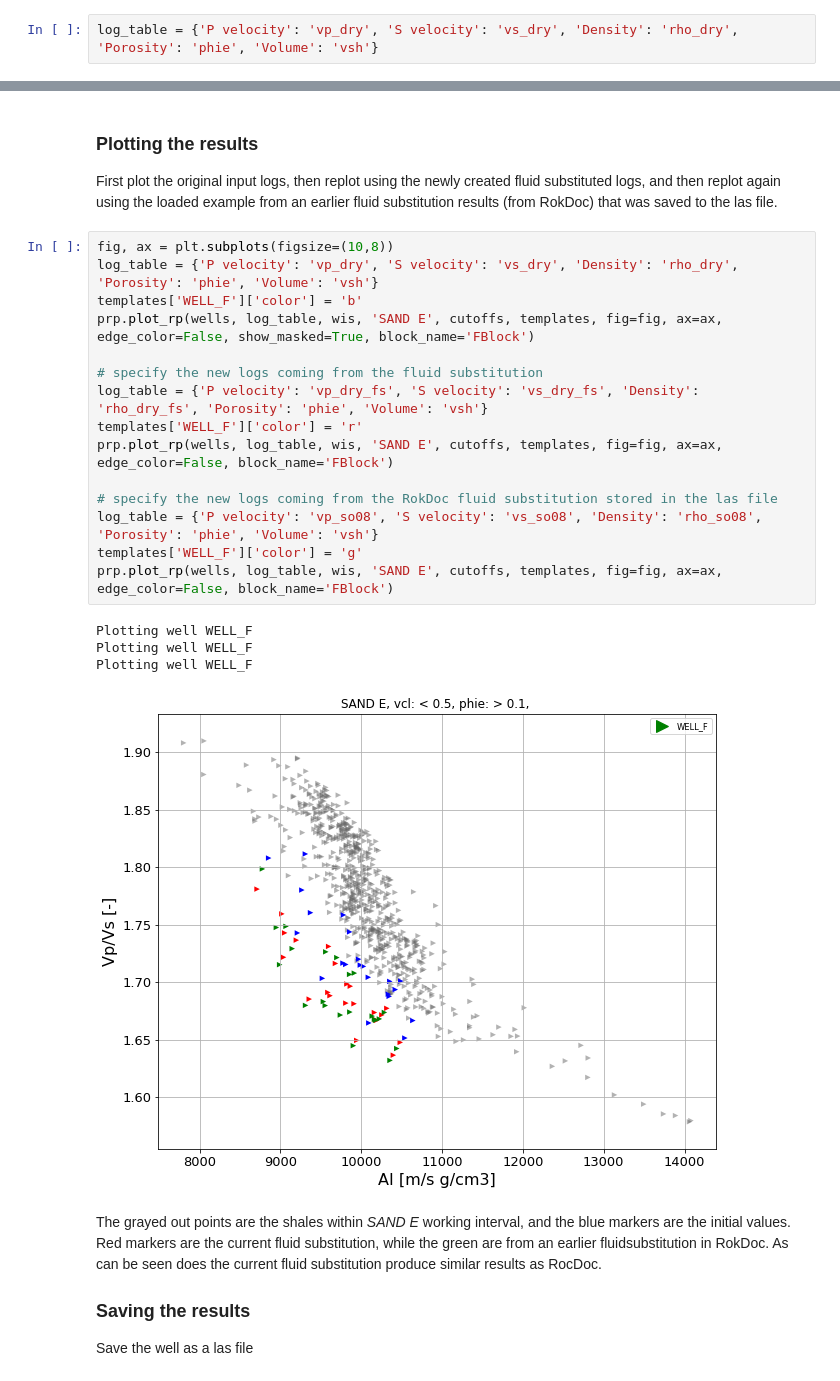
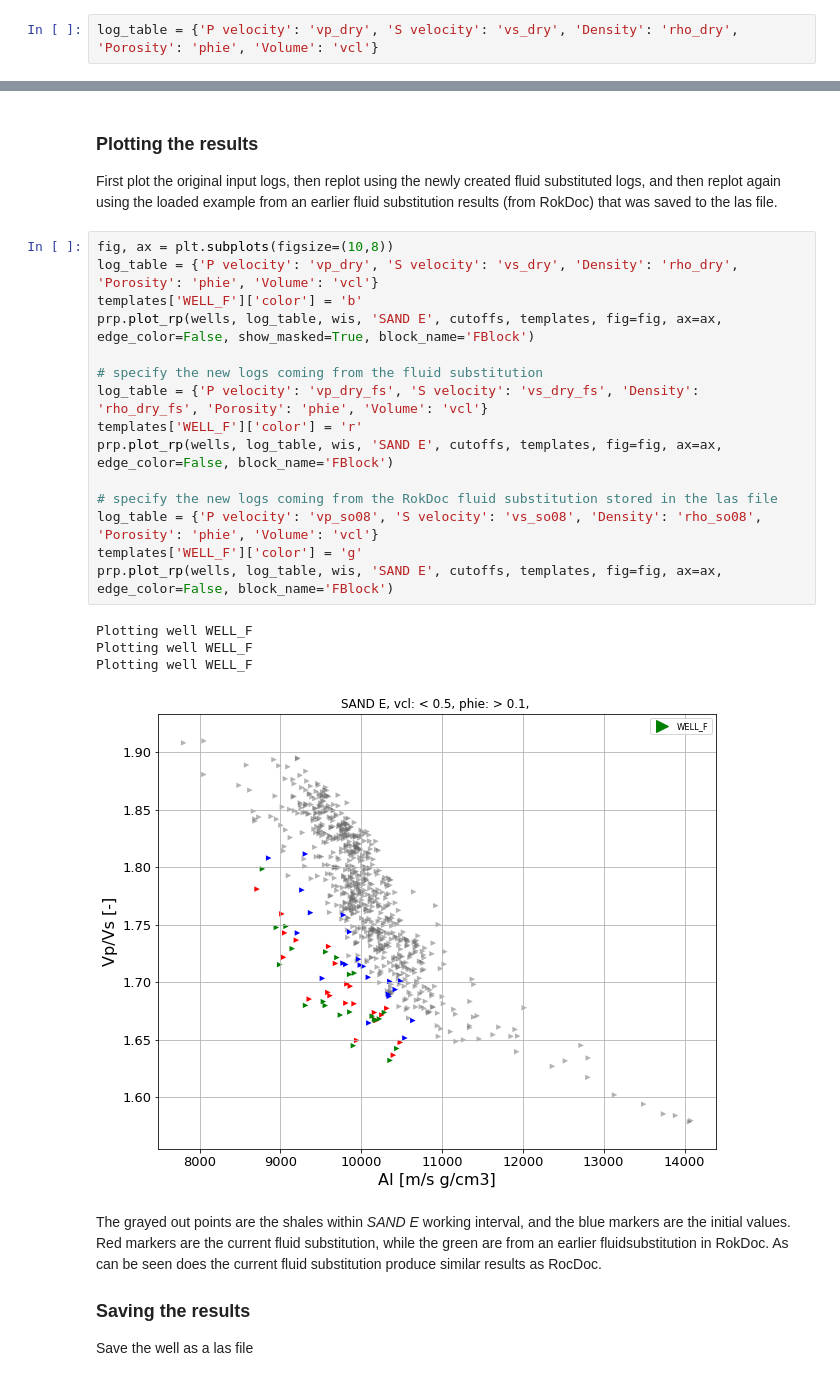
Before and after one commit to emblixt/blixt_rp, a Jupyter notebook: run fluid substitution.ipynb, the cells around one changed output, grey strips where cells are left out. Drawn from its saved outputs; the diff is of its cells as text.

```diff
--- a/run fluid substitution.ipynb
+++ b/run fluid substitution.ipynb
@@ -141,7 +141,7 @@ cutoffs = {'Volume': ['<', 0.5], 'Porosity': ['>', 0.1]}
 # %% [markdown]
 We also need to specify which logs we would use as inputs to the fluid substitution
 # %%
-log_table = {'P velocity': 'vp_dry', 'S velocity': 'vs_dry', 'Density': 'rho_dry', 'Porosity': 'phie', 'Volume': 'vsh'}
+log_table = {'P velocity': 'vp_dry', 'S velocity': 'vs_dry', 'Density': 'rho_dry', 'Porosity': 'phie', 'Volume': 'vcl'}
 # %% [markdown]
 The rest of the work (calculating initial and final fluid properties, mineral properties, etc.), and the gassmann fluid substitution, is handled by the following function
 # %%
@@ -170,24 +170,24 @@ Calculating Voigt-Reuss-Hill bound of k for well WELL_F in interval SAND E
 First plot the original input logs, then replot using the newly created fluid substituted logs, and then replot again using the loaded example from an earlier fluid substitution results (from RokDoc) that was saved to the las file.
 # %%
 fig, ax = plt.subplots(figsize=(10,8))
-log_table = {'P velocity': 'vp_dry', 'S velocity': 'vs_dry', 'Density': 'rho_dry', 'Porosity': 'phie', 'Volume': 'vsh'}
+log_table = {'P velocity': 'vp_dry', 'S velocity': 'vs_dry', 'Density': 'rho_dry', 'Porosity': 'phie', 'Volume': 'vcl'}
 templates['WELL_F']['color'] = 'b'
 prp.plot_rp(wells, log_table, wis, 'SAND E', cutoffs, templates, fig=fig, ax=ax, edge_color=False, show_masked=True, block_name='FBlock')
 
 # specify the new logs coming from the fluid substitution
-log_table = {'P velocity': 'vp_dry_fs', 'S velocity': 'vs_dry_fs', 'Density': 'rho_dry_fs', 'Porosity': 'phie', 'Volume': 'vsh'}
+log_table = {'P velocity': 'vp_dry_fs', 'S velocity': 'vs_dry_fs', 'Density': 'rho_dry_fs', 'Porosity': 'phie', 'Volume': 'vcl'}
 templates['WELL_F']['color'] = 'r'
 prp.plot_rp(wells, log_table, wis, 'SAND E', cutoffs, templates, fig=fig, ax=ax, edge_color=False, block_name='FBlock')
 
 # specify the new logs coming from the RokDoc fluid substitution stored in the las file
-log_table = {'P velocity': 'vp_so08', 'S velocity': 'vs_so08', 'Density': 'rho_so08', 'Porosity': 'phie', 'Volume': 'vsh'}
+log_table = {'P velocity': 'vp_so08', 'S velocity': 'vs_so08', 'Density': 'rho_so08', 'Porosity': 'phie', 'Volume': 'vcl'}
 templates['WELL_F']['color'] = 'g'
 prp.plot_rp(wells, log_table, wis, 'SAND E', cutoffs, templates, fig=fig, ax=ax, edge_color=False, block_name='FBlock')
 # %% [output]
 Plotting well WELL_F
 Plotting well WELL_F
 Plotting well WELL_F
-[figure, old version]
+[figure, new version]
 # %% [markdown]
 The grayed out points are the shales within *SAND E* working interval, and the blue markers are the initial values.
 Red markers are the current fluid substitution, while the green are from an earlier fluidsubstitution in RokDoc. As can be seen does the current fluid substitution produce similar results as RocDoc.
```
Also changed, not shown: parts of 3 cells of this notebook, 17 other files.
